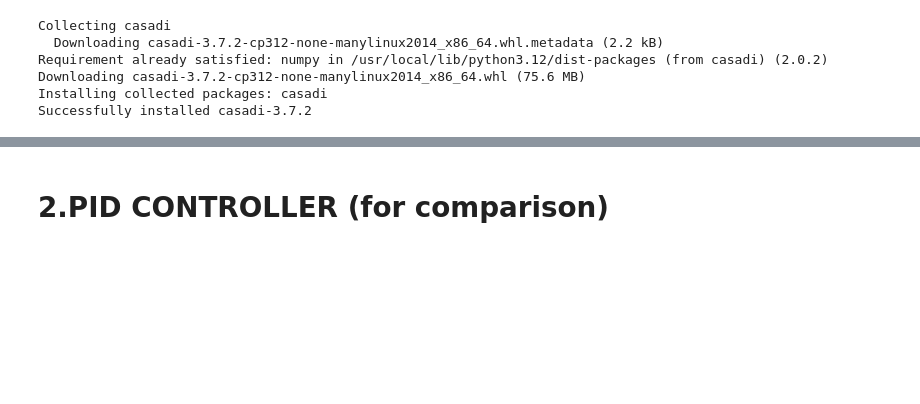
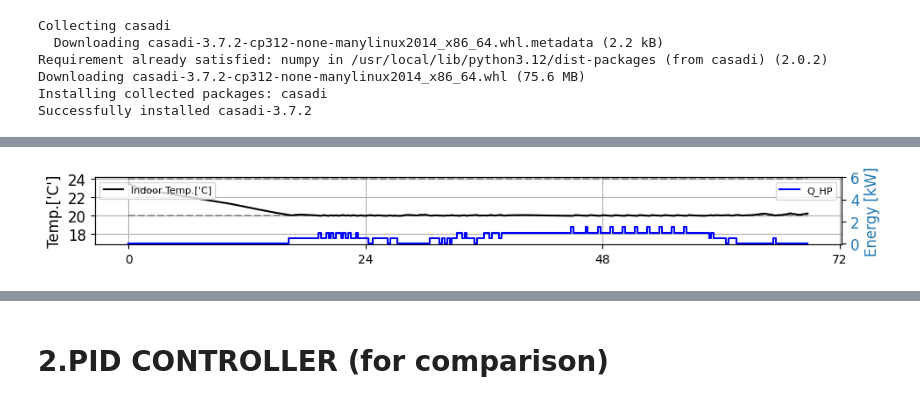
Before and after one commit to Alien-73/Building_Energy_Flex, a Jupyter notebook: build_sim.ipynb, the cells around one changed output, grey strips where cells are left out. Saved outputs shown, nothing was run; the diff lists cells and outputs as text; code cells hidden in the pictures; blank space fills up the shorter version.

```diff
--- a/build_sim.ipynb
+++ b/build_sim.ipynb
@@ -56,7 +54,7 @@ total = nx*(K+1) + nu*K #Dimentions of optimization variables
 Rea = 58.4895  #['C/kW]
 Rie = 1.1521  #['C/kW]
 Rinf = 15.748 #['C/kW]
-Ce = 4.22     #[kWh/'C]
+Ce = 3.5     #[kWh/'C]
 Ci = 1.15     #[kWh/'C]
 Ai = 1.56     #[m^2]
 Ae = 0.122    #[m^2]
@@ -78,6 +76,7 @@ Q_sol_seri = Gh
 
 #~~~~~~~~~~~~~~~~~~~~~~~~~~~~~~~~~~~~~~~~~~~~~~
 #Weather noise
+
 p11 = -2.89726 #FROM DTU case - Summer course Friday session
 p22 = -0.06793 #FROM DTU case - Summer course Friday session
 #Noise
@@ -94,8 +93,9 @@ np.random.seed(seed=45)
 df2 = pd.read_csv('noise.csv')
 noise_Ti = df2["Bin"]* Noise_level
 noise_Te = df2["Bm"]* Noise_level
-noise_Ti = np.diff(noise_Ti,axis=0)
-noise_Te = np.diff(noise_Te,axis=0)
+#noise_Ti = np.diff(noise_Ti,axis=0)
+#noise_Te = np.diff(noise_Te,axis=0)
+
 #----------------------------------------
 #Simulation Inputs:
 t_sim = 75 #Total Simulation horizon [hr]
@@ -106,6 +106,7 @@ dt = T/K  #Sampling time [hr] (for me 15 mins)
 Steps_sim = t_sim/dt+1 #Number of steps [-]
 #Generating timeline
 t_eval = np.arange(0,t_sim+T,dt)
+total = nx*(K+1) + nu*K #Dimentions of optimization variables
 #----------------------------------------
 #Prices
 #Fixed price:
@@ -187,7 +206,7 @@ def make_F(T_o = 0, Q_sol = 0,n_Ti=0,n_Te=0):
 
   #state-space equations - Discrete
   #EQ: X(n+1) = A*X(n) + B*U(n) + Brownian_Motion_noise #,
-  [Ti_next,Te_next] = np.dot(A,np.array([Ti,Te])) + np.dot(B,np.array([Qh*Eff_h,T_o,Q_sol])) + np.hstack((n_Ti,n_Te)) #
+  [Ti_next,Te_next] = np.dot(Ad,np.array([Ti,Te])) + np.dot(Bd,np.array([Qh*Eff_h,T_o,Q_sol])) + np.hstack((n_Ti,n_Te)) #
 
   states_next = casadi.vertcat(Ti_next,Te_next)
   F = casadi.Function("F",[states,ctrls],[states_next],["x","u"],["x_next"])
@@ -253,10 +272,11 @@ U = []
 x_current = x_init
 for t in range(t_eval.size-2*K):
     S = make_nlp(t2=t) #y2=y3,
-    F = make_F(T_o=Ta[t],Q_sol=Gh[t],n_Ti=noise_Ti[t],n_Te=noise_Te[t]) #Adding this T_o_seri[t] Q_sol_seri[t] noise_Ti[t] noise_Te[t]
-    if t%6 == 0:   #ADDITION: This if statement shows how fast "u" can be changed. Now it can take a new variable every 6*1/6 =1 h
-      u_opt, x0 = compute_optimal_control(S,x_current,x0)
+    F = make_F(T_o=Ta[t],Q_sol=Gh[t]) #Adding NOISE ,n_Ti=noise_Ti[t],n_Te=noise_Te[t]
+    #if t%6 == 0:   #ADDITION: This if statement shows how fast "u" can be changed. Now it can take a new variable every 6*1/6 =1 h
+    u_opt, x0 = compute_optimal_control(S,x_current,x0)
     x_current = F(x=x_current,u=u_opt)["x_next"]
     X.append(x_current)
     U.append(u_opt)
+X.pop()
 # %% [output]
@@ -266,0 +289,71 @@ Error in Function::call for 'S' [IpoptInterface] at .../casadi/core/function.cpp
+# %%
+import matplotlib.ticker as ticker
+#Visualizing results
+X = np.array(X).reshape(t_eval.size-48,nx)
+U = np.array(U).reshape(t_eval.size-48,nu)
+#------------------------------------------
+#Saving and Loading Xs adn Us
+#np.savetxt("X.csv", X, delimiter=",")
+#np.savetxt("U.csv", U, delimiter=",")
+#Loading
+#X = np.loadtxt("X-20.csv", delimiter=",")
+#U = np.loadtxt("U-20.csv", delimiter=",")
+#---------------------------------------
+print("Max Indoor Temp.: ",np.max((X[:,0])))
+print("Min Indoor Temp.: ",np.min((X[:,0])))
+print("HP Power Consumption: ",dt*np.sum(U[:,0]))
+#print("DH Power Consumption: ",dt*np.sum(U[:,1]))
+#PLOTING TEMP. and POWERS
+#COMBINED - AWESOME B)
+fig, ax5 = plt.subplots()
+fig.set_size_inches(11, 1) #11,1 paper size
+color = 'tab:blue'
+ax5.xaxis.set_major_locator(ticker.MultipleLocator(24))
+ax5.yaxis.set_major_locator(ticker.MultipleLocator(2))
+ax5.plot(t_eval[0:-48],X[:,0],"k-",label=f"Indoor Temp.['C]")
+#ax5.plot(t_eval[0:-48],,"k-",label=f"Env Temp.['C]")
+ax5.legend(loc="upper left",fontsize = 8,)  #, bbox_to_anchor=(0.3,1)
+ax5.plot(t_eval[0:-48],20*np.ones(t_eval[0:-48].size),"k--", alpha=.3)
+ax5.plot(t_eval[0:-48],24*np.ones(t_eval[0:-48].size),"k--", alpha=.3)
+ax5.set_ylabel("Temp.['C']", fontsize=12)
+ax5.tick_params(axis='y',labelsize = 12,)
+ax5.grid()
+ax6 = ax5.twinx()
+ax6.step(t_eval[0:-48],U[:,0],"b-",label="Q_HP")
+ax6.set_ylabel("Energy [kW]", color = color, fontsize=12)
+ax6.tick_params(axis='y', labelcolor=color,labelsize = 12,)
+ax6.tick_params(axis='y',labelsize = 12,)
+ax6.legend(loc='upper right',ncol=2,fontsize = 8,)
+y_ticks = [18,20,22,24,26]#
+#x_ticks = list(range(0, 169, 24))
+#ax5.set_xticks(x_ticks)
+ax5.set_yticks(y_ticks)
+ax5.set_ylim(16.8, 24.2)
+ax6.set_yticks([0,2,4,6])
+#ax5.set_ymargin(1)
+#ax5.set_xlim(-1, 169)
+#ax5.set_xmargin(0.01)
+fig.savefig('full_figure.png',bbox_inches='tight', dpi=150)
+#----------------------------------------------------------------
+#PLOT SUN RADIANCE AND OUTDOOR TEMP:
+#All in one
+fig = plt.figure(figsize=(11,1))
+ax3 = fig.add_subplot(111)
+ax3.plot(t_eval[0:-24],Q_sol_seri[0:t_eval[0:-24].size],label="Solar Irradiance") #tIMES 1000 to turn it into W/m^2
+ax3.legend(loc='upper right', bbox_to_anchor=(0.3,1),fontsize = 8,)
+ax3.xaxis.set_major_locator(ticker.MultipleLocator(24))
+ax3.grid()
+ax3.set_ylabel("Solar [W/m^2]", color = color)
+ax4 = ax3.twinx()
+#color = 'tab:red'
+ax4.plot(t_eval[0:-24],T_o_seri[0:t_eval[0:-24].size],"k--",label="Outdoor Temp.")
+ax4.legend(loc='upper left',fontsize = 8,)
+ax4.xaxis.set_major_locator(ticker.MultipleLocator(24))
+#ax4.grid()
+ax4.set_xlabel("Time[hr]")
+ax4.set_ylabel("OutTemp.['C]") #, color = b
+ax4.tick_params(axis='y',labelsize = 12,)
+ax3.tick_params(axis='x',labelsize = 12,)
+ax3.tick_params(axis='y',labelcolor="tab:blue",labelsize = 12,)
+ax3.set_xmargin(0.01)
+# %% [output]
@@ -266,0 +363 @@ Error in Function::call for 'S' [IpoptInterface] at .../casadi/core/function.cpp
+[figure, added]
```
Also changed, not shown: parts of 9 cells of this notebook.
